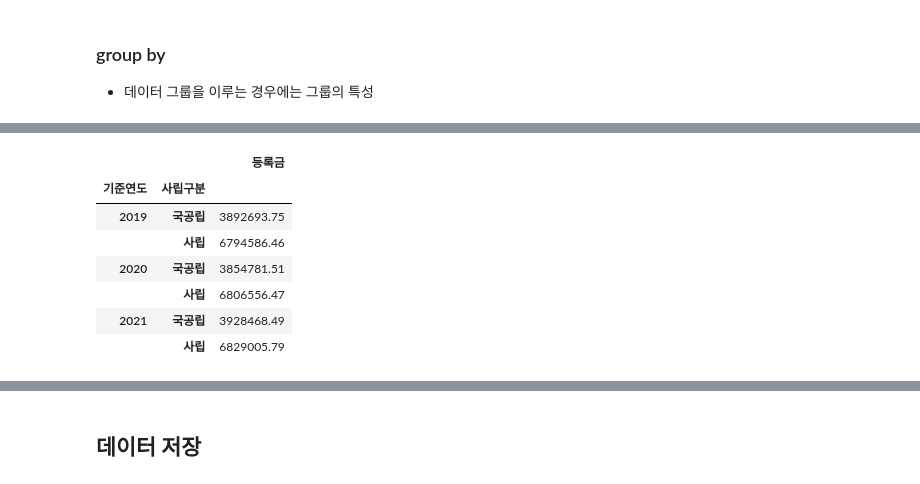
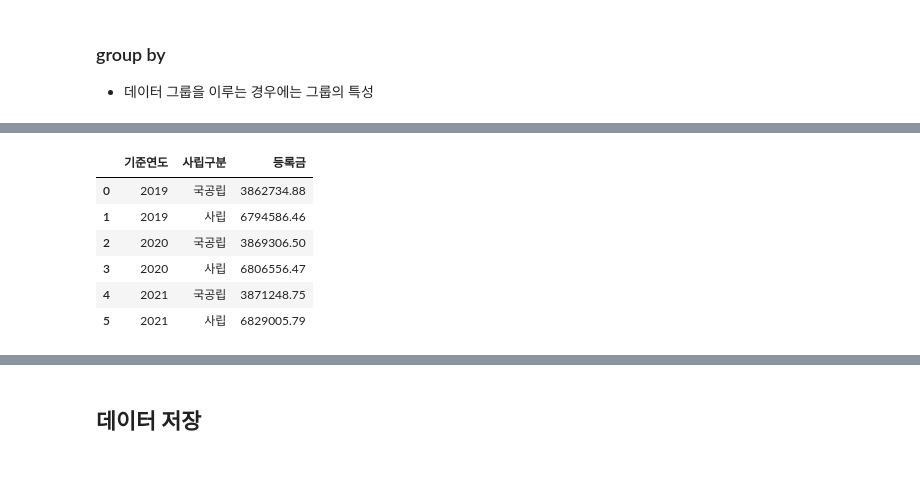
Before and after one commit to SASmammoth/2021_PNUAC_AIData, a Jupyter notebook: 09_codelab5_eda.ipynb, the cells around one changed output, grey strips where cells are left out. Saved outputs shown, nothing was run; the diff lists cells and outputs as text; code cells hidden in the pictures.

```diff
--- a/09_codelab5_eda.ipynb
+++ b/09_codelab5_eda.ipynb
@@ -728,6 +717,3 @@ df.head(2)
 df['설립구분'].unique()
 # %% [output]
 array(['사립', '국립', '특별법법인', '국립대법인', '공립', '특별법국립'], dtype=object)
-# %%
-df['사립구분'] =
-df.head(2)
@@ -737,0 +720,3 @@ df.head(2)
+# %%
+df['사립구분'] = df['설립구분'].map({'사립':'사립', '국립': '국공립', '틀별법법인':'국공립', '국립대법인':'국공립', '특별벌국립':'국공립'}, )
+df.head(2)
@@ -879,7 +873,7 @@ np.array()
 ---
 # %%
 import numpy as np
-df =
+df = df.replace(0, np.NaN)
 # %%
 df.head()
 # %% [output]
@@ -1093,3 +1087,7 @@ plt.show()
 # %% [markdown]
 ### group by
 + 데이터 그룹을 이루는 경우에는 그룹의 특성
+# %%
+dfg =  df.groupby(['기준연도', '사립구분'])['등록금'].mean()
+dfg = dfg.to_frame()
+dfg
@@ -1096,13 +1103,11 @@ plt.show()
 # %%
-dfg =
-dfg =
+dfg = dfg.reset_index()
 dfg
 # %% [output]
-|  |  | 등록금 |
-| 기준연도 | 사립구분 |  |
-| 2019 | 국공립 | 3892693.75 |
-|  | 사립 | 6794586.46 |
-| 2020 | 국공립 | 3854781.51 |
-|  | 사립 | 6806556.47 |
-| 2021 | 국공립 | 3928468.49 |
-|  | 사립 | 6829005.79 |
+|  | 기준연도 | 사립구분 | 등록금 |
+| 0 | 2019 | 국공립 | 3862734.88 |
+| 1 | 2019 | 사립 | 6794586.46 |
+| 2 | 2020 | 국공립 | 3869306.50 |
+| 3 | 2020 | 사립 | 6806556.47 |
+| 4 | 2021 | 국공립 | 3871248.75 |
+| 5 | 2021 | 사립 | 6829005.79 |
```
Also changed, not shown: parts of 46 cells of this notebook.
